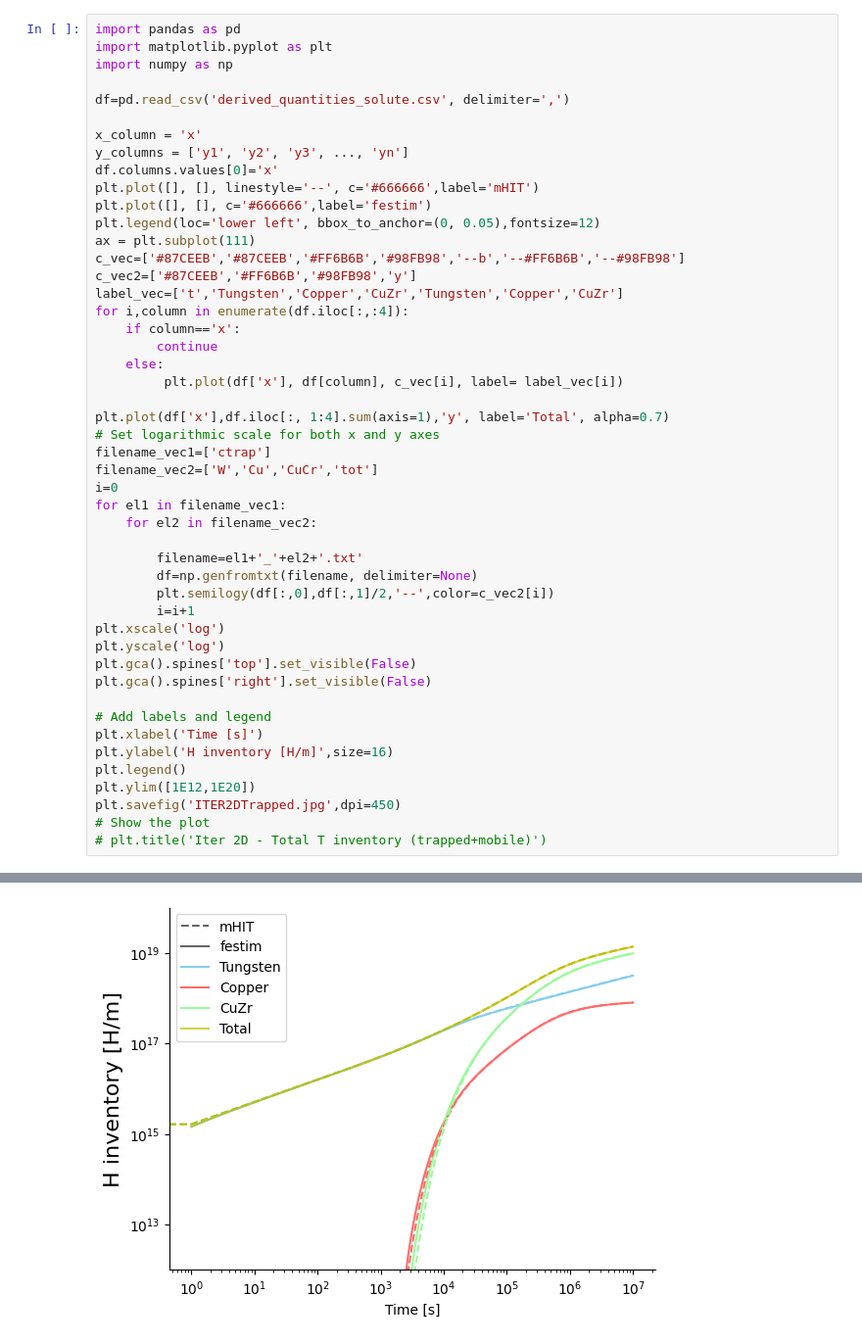
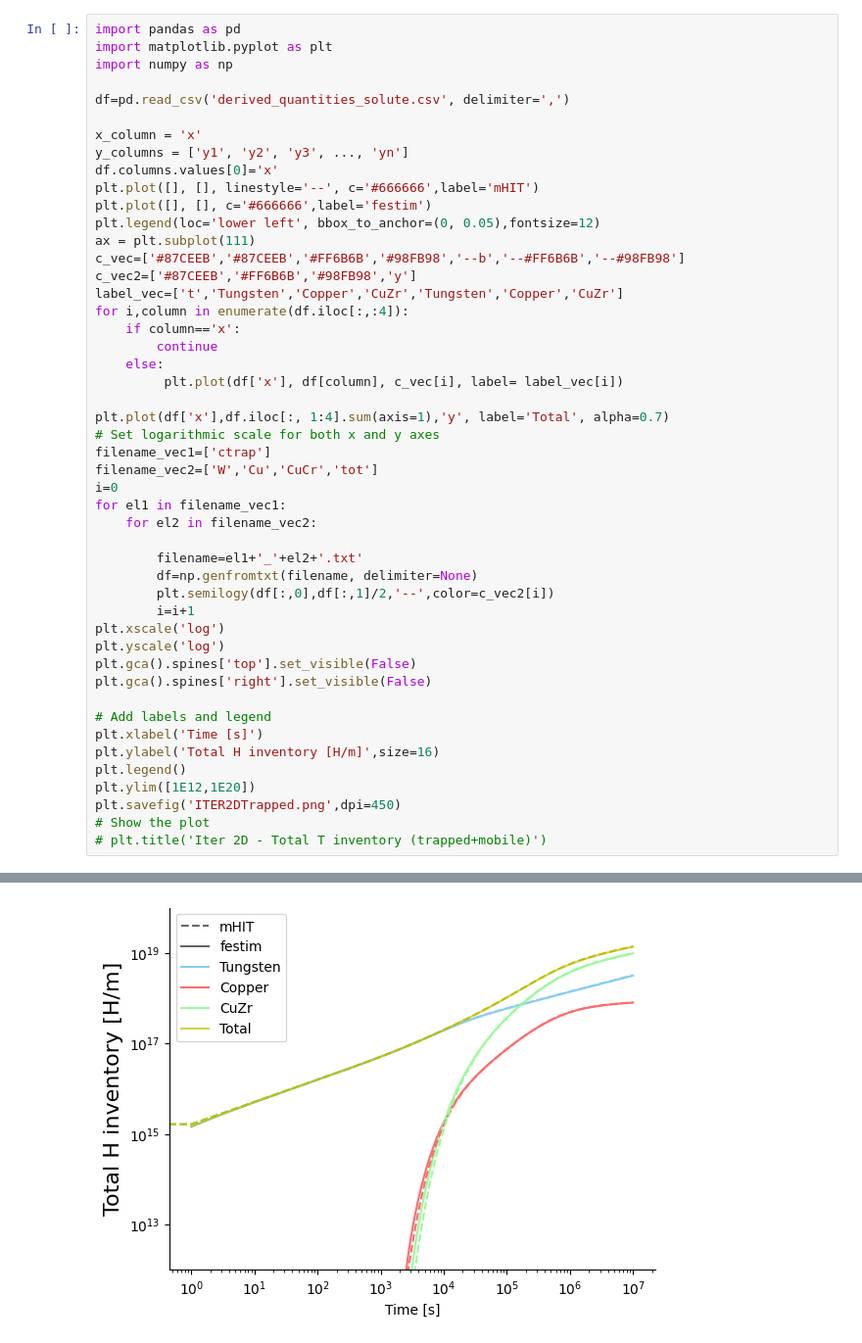
Before and after one commit to gabriele-ferrero/Titans_TT_codecomparison, a Jupyter notebook: graph scripts and results/ITER2D/PlotIter.ipynb, the cells around one changed output, grey strips where cells are left out. Shown at 98% size. Cells and saved outputs as stored; diff of their text form.

Commit message:
Update iter plot title and size

```diff
--- a/graph scripts and results/ITER2D/PlotIter.ipynb
+++ b/graph scripts and results/ITER2D/PlotIter.ipynb
@@ -40,10 +40,10 @@ plt.gca().spines['right'].set_visible(False)
 
 # Add labels and legend
 plt.xlabel('Time [s]')
-plt.ylabel('H inventory [H/m]',size=16)
+plt.ylabel('Total H inventory [H/m]',size=16)
 plt.legend()
 plt.ylim([1E12,1E20])
-plt.savefig('ITER2DTrapped.jpg',dpi=450)
+plt.savefig('ITER2DTrapped.png',dpi=450)
 # Show the plot
 # plt.title('Iter 2D - Total T inventory (trapped+mobile)')
 # %% [output]
@@ -51,4 +50,4 @@ plt.savefig('ITER2DTrapped.jpg',dpi=450)
-[figure, old version]
+[figure, new version]
 # %%
 import pandas as pd
 import matplotlib.pyplot as plt
```
Also changed, not shown: parts of 2 cells of this notebook.
